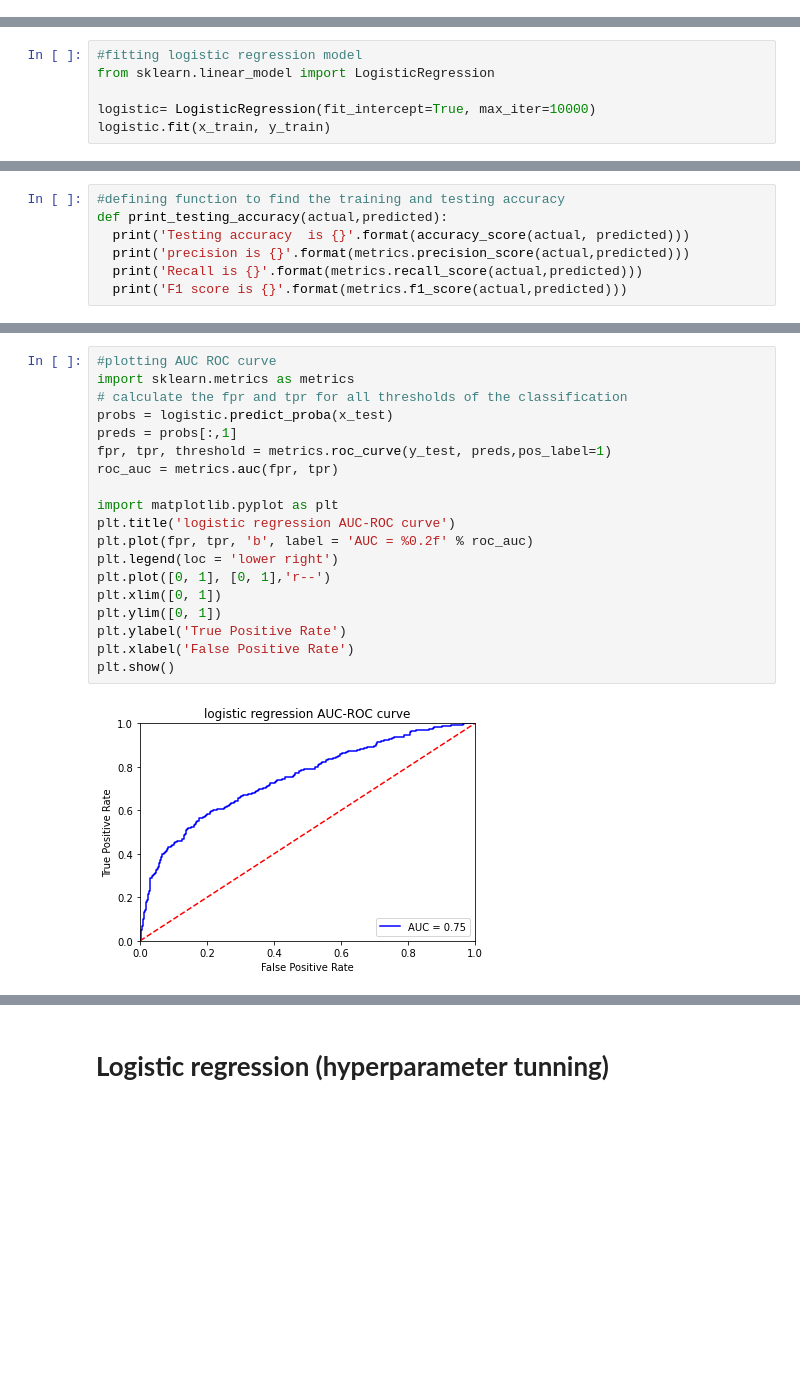
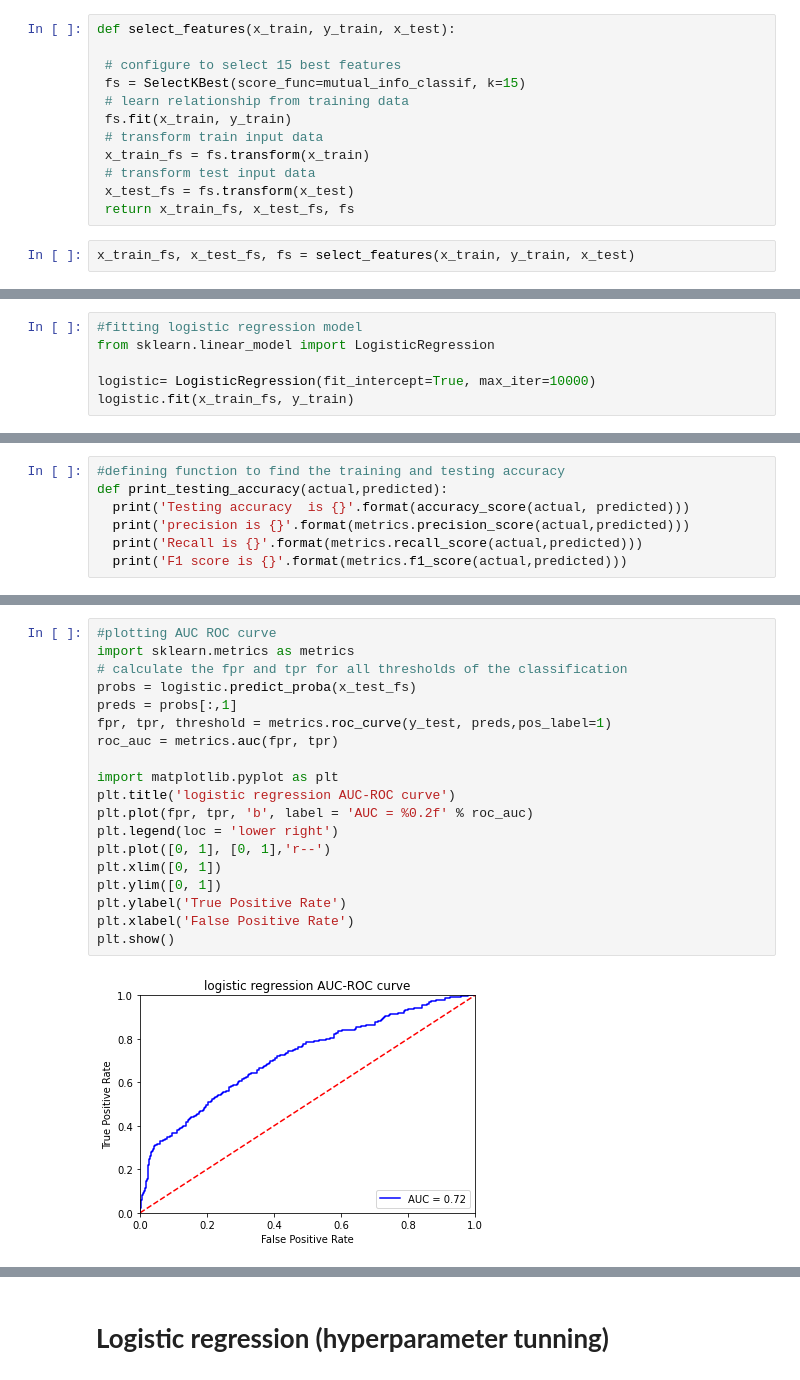
Before and after one commit to Ganeshwalimbe/-Predictive-Modeling-for-Customer-Churn, a Jupyter notebook: Predictive_Modeling_for_Customer_Churn.ipynb, the cells around one changed output, grey strips where cells are left out. Drawn from its saved outputs; the diff is of its cells as text; blank space fills up the shorter version.

```diff
--- a/Predictive_Modeling_for_Customer_Churn.ipynb
+++ b/Predictive_Modeling_for_Customer_Churn.ipynb
@@ -284,0 +337,14 @@ print(x_test.shape)
+# %%
+def select_features(x_train, y_train, x_test):
+
+ # configure to select 15 best features
+ fs = SelectKBest(score_func=mutual_info_classif, k=15)
+ # learn relationship from training data
+ fs.fit(x_train, y_train)
+ # transform train input data
+ x_train_fs = fs.transform(x_train)
+ # transform test input data
+ x_test_fs = fs.transform(x_test)
+ return x_train_fs, x_test_fs, fs
+# %%
+x_train_fs, x_test_fs, fs = select_features(x_train, y_train, x_test)
@@ -291,7 +377,7 @@ Logistic regression is one of the most popular Machine Learning algorithms, whic
 from sklearn.linear_model import LogisticRegression
 
 logistic= LogisticRegression(fit_intercept=True, max_iter=10000)
-logistic.fit(x_train, y_train)
+logistic.fit(x_train_fs, y_train)
 # %% [output]
 LogisticRegression(max_iter=10000)
 # %%
@@ -345,22 +443,22 @@ weighted avg       0.69      0.68      0.68      1882
 # %%
 #plotting AUC ROC curve
 import sklearn.metrics as metrics
 # calculate the fpr and tpr for all thresholds of the classification
-probs = logistic.predict_proba(x_test)
+probs = logistic.predict_proba(x_test_fs)
 preds = probs[:,1]
 fpr, tpr, threshold = metrics.roc_curve(y_test, preds,pos_label=1)
 roc_auc = metrics.auc(fpr, tpr)
 
 import matplotlib.pyplot as plt
 plt.title('logistic regression AUC-ROC curve')
 plt.plot(fpr, tpr, 'b', label = 'AUC = %0.2f' % roc_auc)
 plt.legend(loc = 'lower right')
 plt.plot([0, 1], [0, 1],'r--')
 plt.xlim([0, 1])
 plt.ylim([0, 1])
 plt.ylabel('True Positive Rate')
 plt.xlabel('False Positive Rate')
 plt.show()
 # %% [output]
-[figure, old version]
+[figure, new version]
 # %% [markdown]
```
Also changed, not shown: parts of 40 cells of this notebook.
